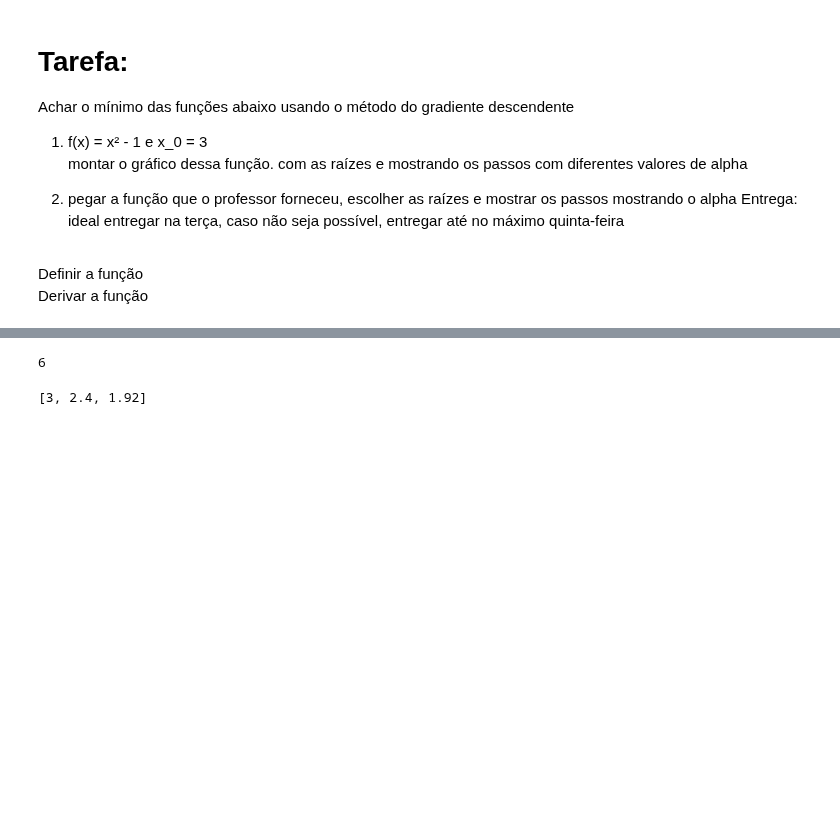
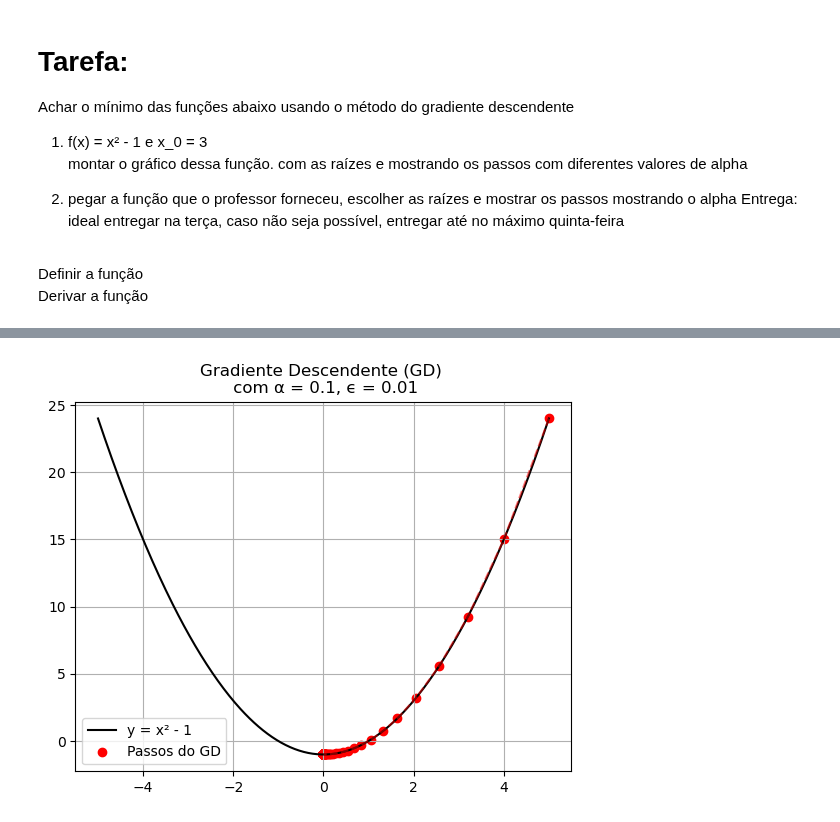
Before and after one commit to brunamendesfis/Computational_Physics, a Jupyter notebook: Tarefa_01.ipynb, the cells around one changed output, grey strips where cells are left out. Drawn from its saved outputs; the diff is of its cells as text; code cells hidden in the pictures; blank space fills up the shorter version.

```diff
--- a/Tarefa_01.ipynb
+++ b/Tarefa_01.ipynb
@@ -28,5 +23,0 @@ def Delta(alpha, grad):
-# %%
-# Definindo valores de x
-x = np.linspace(-2, 2, 400)
-
-y = x**2 - 1
@@ -40,17 +23,0 @@ plt.show()
-# %%
-x_0 = 3
-alpha = 0.1
-# %%
-derivada(x_0)
-# %% [output]
-6
-# %%
-x_1 = x_0 - alpha * derivada(x_0)
-# %%
-xs = [x_0]
-xs.append(xs[-1] - alpha * derivada(xs[-1]))
-xs.append(xs[-1] - alpha * derivada(xs[-1]))
-
-print(xs)
-# %% [output]
-[3, 2.4, 1.92]
@@ -59,0 +24,37 @@ print(xs)
+# %%
+def grad_desc(x_0, alpha, itera, epsilon = 0.01):
+    x = x_0
+    x_list = [x]
+    y_list = [funcao(x)]
+
+    for _ in range(itera):
+        x_1 = x - alpha * derivada(x)
+        delta_x = x_1 - x_0
+
+        if abs(delta_x) < epsilon:
+            break
+
+        x = x_1
+        x_list.append(x)
+        y_list.append(funcao(x))
+
+    return x_list, y_list
+
+x_0 = 5
+itera = 1000
+epsilon = 0.01
+alpha = 0.1
+
+xs, ys = grad_desc(x_0, alpha, itera, epsilon)
+
+x = np.linspace(-5, 5, 400)
+
+plt.plot(x, funcao(x), label='y = x² - 1', color='black')
+plt.scatter(xs, ys, color='red', label='Passos do GD')
+plt.plot(xs, ys, 'r--', alpha=0.5)
+plt.title(f"Gradiente Descendente (GD) \n com α = {alpha}, ϵ = {epsilon}")
+plt.legend()
+plt.grid(True)
+plt.show()
+# %% [output]
+[figure, added]
```
Also changed, not shown: parts of 5 cells of this notebook.
